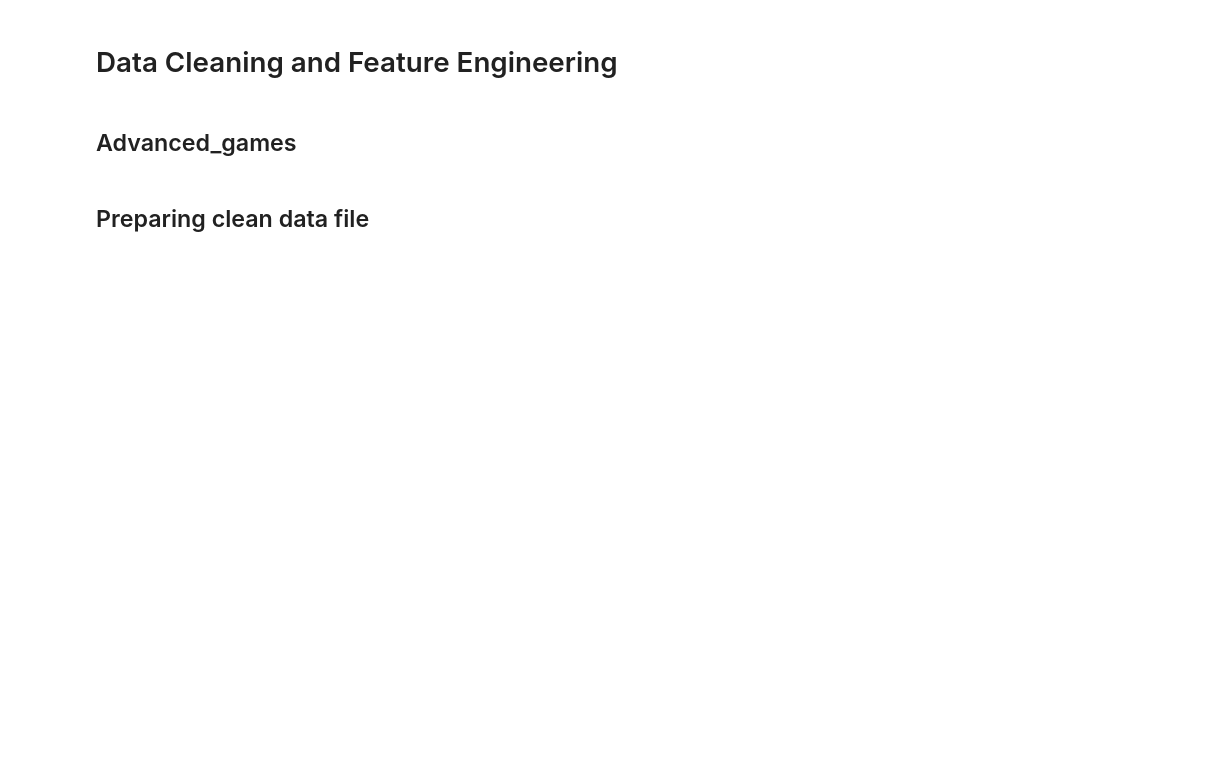
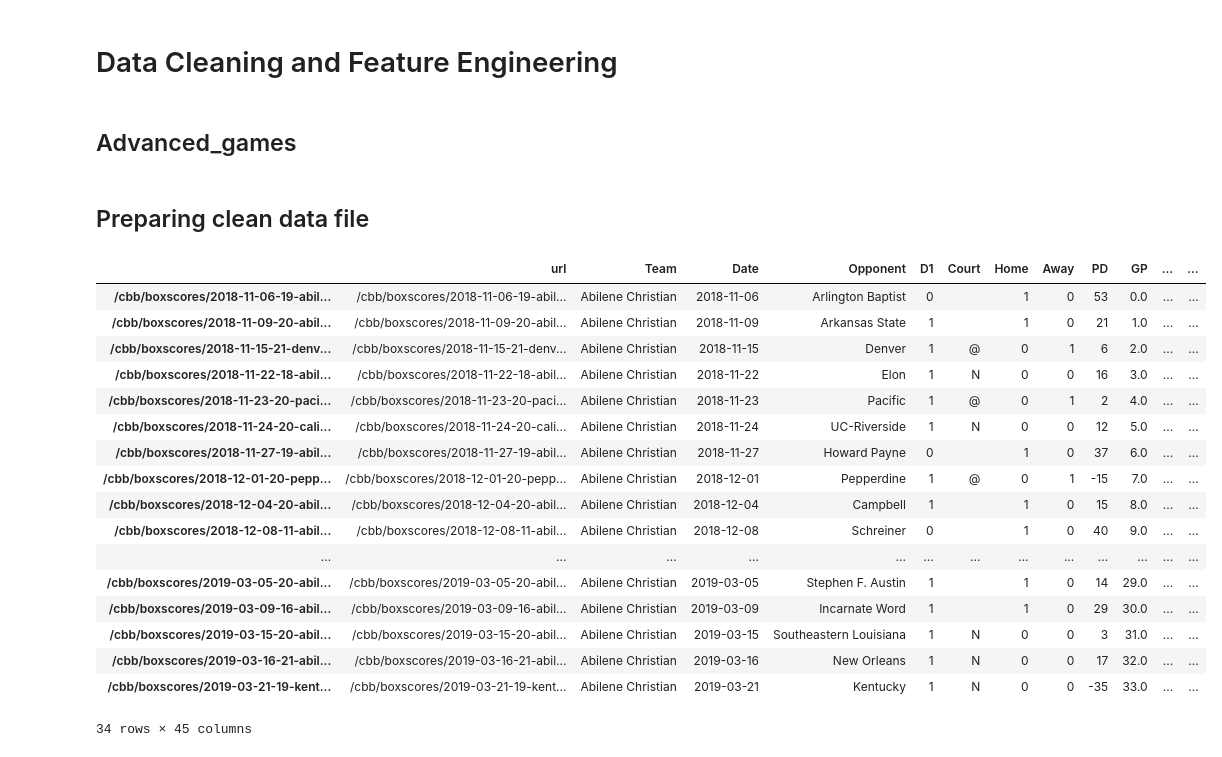
Before and after one commit to mrallenchen/NCAAMBB, a Jupyter notebook: Data_Cleaning.ipynb, the cells around one changed output. Saved outputs shown, nothing was run; the diff lists cells and outputs as text; code cells hidden in the pictures; blank space fills up the shorter version.

Commit message:
finished data cleaning and mvp feature gen'

```diff
--- a/Data_Cleaning.ipynb
+++ b/Data_Cleaning.ipynb
@@ -44,0 +40,4 @@ games['PD'] = games['Tm']-games['Opp']
+# %%
+#create lookup for D1 feature gen
+team_df = pd.DataFrame.from_dict(team_lookup, orient = 'index')
+D1 = dict(zip(team_df.loc[:,0],np.repeat(1,len(team_df.loc[:,0]))))
@@ -91,17 +96,44 @@ def data_manip(games,columns,team_lookup=team_lookup):
     team_lookup = to get the right name
 
     output: dataframe cleaned!
+    with columns we want
 
+    D1 = indicate if opponent is in Division 1 or not (from the data collection, only D1 teams included for gamelog but they sometimes play non-D1 schools)
     '''
     df = pd.DataFrame(games['url'])
     df['Team'] = [team_lookup[x][0] for x in games['Team']]
     df['Date'] = games['Date']
     df['Opponent'] = games['Opponent']
+    df['D1'] = [D1.get(x) or 0 for x in df['Opponent']]
     df['Court'] = games['Court']
+    hot_court = pd.get_dummies(games.Court)
+    df['Home'],df['Away'] = hot_court[""],hot_court["@"]
     df['PD'] = games['PD']
     df['GP'] = games.groupby('Team')['Team'].transform(lambda x: x.expanding().count()-1)
     for i in columns:
         df[i] = games.groupby('Team')[i].transform(lambda x: x.expanding().sum()-x)/df['GP']
     return df
 # %%
+df = data_manip(games,num_cols_basic)
 adf = data_manip(advanced_games,num_cols_advanced)
+# %%
+df[df['Team']=='Abilene Christian']
+# %% [output]
+|  | url | Team | Date | Opponent | D1 | Court | Home | Away | PD | GP | ... | ... |
+| /cbb/boxscores/2018-11-06-19-abil... | /cbb/boxscores/2018-11-06-19-abil... | Abilene Christian | 2018-11-06 | Arlington Baptist | 0 |  | 1 | 0 | 53 | 0.0 | ... | ... |
+| /cbb/boxscores/2018-11-09-20-abil... | /cbb/boxscores/2018-11-09-20-abil... | Abilene Christian | 2018-11-09 | Arkansas State | 1 |  | 1 | 0 | 21 | 1.0 | ... | ... |
+| /cbb/boxscores/2018-11-15-21-denv... | /cbb/boxscores/2018-11-15-21-denv... | Abilene Christian | 2018-11-15 | Denver | 1 | @ | 0 | 1 | 6 | 2.0 | ... | ... |
+| /cbb/boxscores/2018-11-22-18-abil... | /cbb/boxscores/2018-11-22-18-abil... | Abilene Christian | 2018-11-22 | Elon | 1 | N | 0 | 0 | 16 | 3.0 | ... | ... |
+| /cbb/boxscores/2018-11-23-20-paci... | /cbb/boxscores/2018-11-23-20-paci... | Abilene Christian | 2018-11-23 | Pacific | 1 | @ | 0 | 1 | 2 | 4.0 | ... | ... |
+| /cbb/boxscores/2018-11-24-20-cali... | /cbb/boxscores/2018-11-24-20-cali... | Abilene Christian | 2018-11-24 | UC-Riverside | 1 | N | 0 | 0 | 12 | 5.0 | ... | ... |
+| /cbb/boxscores/2018-11-27-19-abil... | /cbb/boxscores/2018-11-27-19-abil... | Abilene Christian | 2018-11-27 | Howard Payne | 0 |  | 1 | 0 | 37 | 6.0 | ... | ... |
+| /cbb/boxscores/2018-12-01-20-pepp... | /cbb/boxscores/2018-12-01-20-pepp... | Abilene Christian | 2018-12-01 | Pepperdine | 1 | @ | 0 | 1 | -15 | 7.0 | ... | ... |
+| /cbb/boxscores/2018-12-04-20-abil... | /cbb/boxscores/2018-12-04-20-abil... | Abilene Christian | 2018-12-04 | Campbell | 1 |  | 1 | 0 | 15 | 8.0 | ... | ... |
+| /cbb/boxscores/2018-12-08-11-abil... | /cbb/boxscores/2018-12-08-11-abil... | Abilene Christian | 2018-12-08 | Schreiner | 0 |  | 1 | 0 | 40 | 9.0 | ... | ... |
+| ... | ... | ... | ... | ... | ... | ... | ... | ... | ... | ... | ... | ... |
+| /cbb/boxscores/2019-03-05-20-abil... | /cbb/boxscores/2019-03-05-20-abil... | Abilene Christian | 2019-03-05 | Stephen F. Austin | 1 |  | 1 | 0 | 14 | 29.0 | ... | ... |
+| /cbb/boxscores/2019-03-09-16-abil... | /cbb/boxscores/2019-03-09-16-abil... | Abilene Christian | 2019-03-09 | Incarnate Word | 1 |  | 1 | 0 | 29 | 30.0 | ... | ... |
+| /cbb/boxscores/2019-03-15-20-abil... | /cbb/boxscores/2019-03-15-20-abil... | Abilene Christian | 2019-03-15 | Southeastern Louisiana | 1 | N | 0 | 0 | 3 | 31.0 | ... | ... |
+| /cbb/boxscores/2019-03-16-21-abil... | /cbb/boxscores/2019-03-16-21-abil... | Abilene Christian | 2019-03-16 | New Orleans | 1 | N | 0 | 0 | 17 | 32.0 | ... | ... |
+| /cbb/boxscores/2019-03-21-19-kent... | /cbb/boxscores/2019-03-21-19-kent... | Abilene Christian | 2019-03-21 | Kentucky | 1 | N | 0 | 0 | -35 | 33.0 | ... | ... |
+34 rows × 45 columns
```
Also changed, not shown: parts of 4 cells of this notebook, 2 other files.
